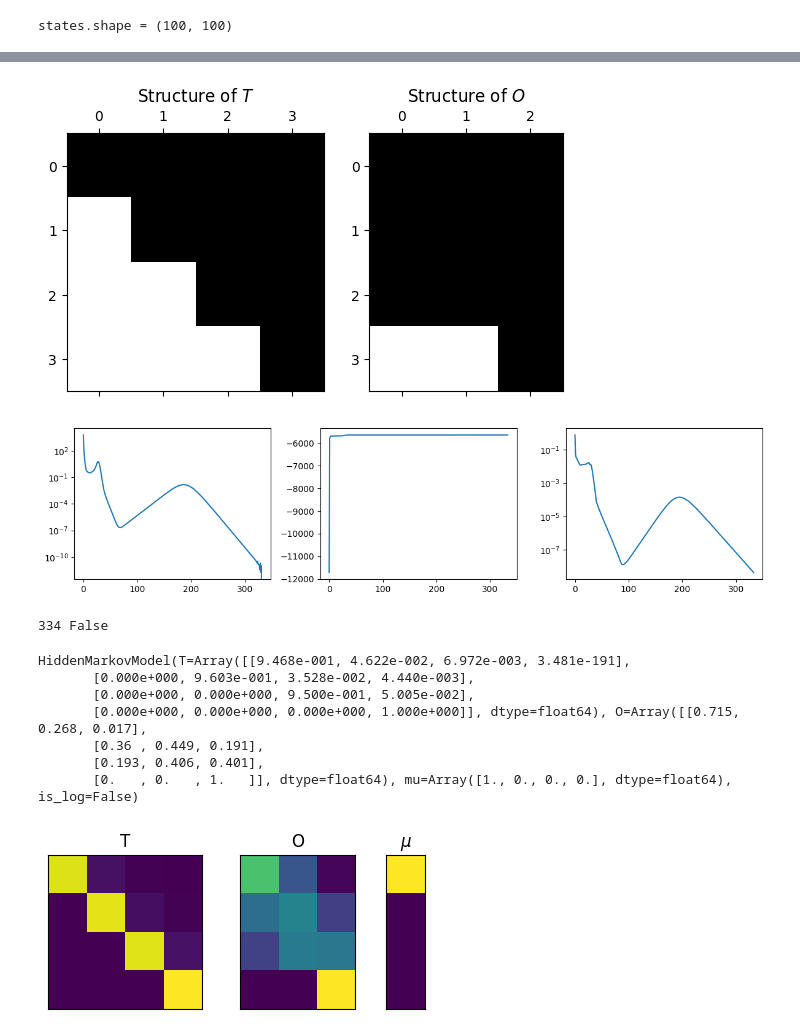
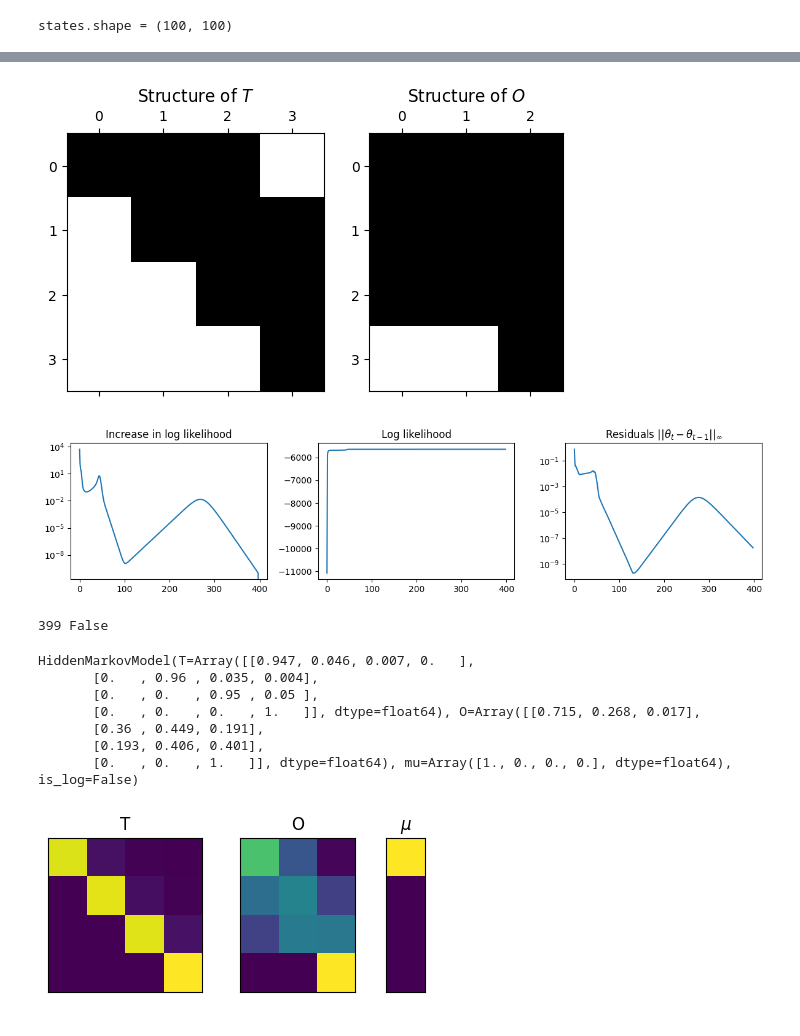
Before and after one commit to tobias-heinzle/BaumWelchJax, a Jupyter notebook: notebooks/test_baum_welch_simple.ipynb, the cells around one changed output, grey strips where cells are left out. Drawn from its saved outputs; the diff is of its cells as text; code cells hidden in the pictures.

```diff
--- a/notebooks/test_baum_welch_simple.ipynb
+++ b/notebooks/test_baum_welch_simple.ipynb
@@ -87,10 +91,18 @@ Array([1.158e+00, 6.287e-04, 6.321e-04, 6.383e-04, 6.473e-04, 6.592e-04,
 # %%
-fig, ax = plt.subplots(1, 3)
-fig.set_size_inches(12,3)
-ax[0].semilogy(jnp.diff(result.log_likelihoods))
-ax[1].plot(result.log_likelihoods[:result.iterations])
-ax[2].semilogy(result.residuals)
-plt.tight_layout()
+
+def plot_inference_statistics(result):
+    fig, ax = plt.subplots(1, 3)
+    fig.set_size_inches(12,3)
+    ax[0].semilogy(jnp.diff(result.log_likelihoods))
+    ax[0].set_title('Increase in log likelihood')
+    ax[1].plot(result.log_likelihoods[:result.iterations])
+    ax[1].set_title('Log likelihood')
+    ax[2].semilogy(result.residuals)
+    ax[2].set_title('Residuals $||\\theta_t - \\theta_{{t-1}}||_\\infty$')
+    fig.tight_layout()
+    return fig, ax
+
+plot_inference_statistics(result)
 plt.show()
 
 print(result.iterations, result.terminated)
@@ -201,5 +204,5 @@ plt.show()
 # %%
-T_structure = jnp.triu(jnp.ones_like(T, dtype=jnp.float64))
+T_structure = jnp.tril(jnp.triu(jnp.ones_like(T, dtype=jnp.float64)), 2)
 O_structure = jnp.ones_like(O, dtype=jnp.float64)
 O_structure = O_structure.at[n-1, :m-1].set(0)
 
@@ -210,7 +213,7 @@ ax[1].spy(O_structure)
 ax[1].set_title("Structure of $O$")
 plt.show()
 # %% [output]
-[figure, old version]
+[figure, new version]
 # %%
 key_T, key_O, key_mu = split(key(334), 3)
 
@@ -223,25 +226,20 @@ _T = _T / jnp.sum(_T, axis=1)[:, None]
 _O = _O / jnp.sum(_O, axis=1)[:, None]
 _mu = _mu / jnp.sum(_mu)
 init_guess = HiddenMarkovModel(_T, _O, _mu)
-result = baum_welch(observations, init_guess, max_iter=1000, epsilon=1e-15, mode='log')
+result = baum_welch(observations, init_guess, max_iter=1000, epsilon=1e-10, mode='log')
 # %%
-fig, ax = plt.subplots(1, 3)
-fig.set_size_inches(12,3)
-ax[0].semilogy(jnp.diff(result.log_likelihoods))
-ax[1].plot(result.log_likelihoods[:result.iterations])
-ax[2].semilogy(result.residuals)
-plt.tight_layout()
+plot_inference_statistics(result)
 plt.show()
 
 print(result.iterations, result.terminated)
 result.params.to_prob()
 # %% [output]
-[figure, old version]
+[figure, new version]
-334 False
+399 False
-HiddenMarkovModel(T=Array([[9.468e-001, 4.622e-002, 6.972e-003, 3.481e-191],
-       [0.000e+000, 9.603e-001, 3.528e-002, 4.440e-003],
-       [0.000e+000, 0.000e+000, 9.500e-001, 5.005e-002],
-       [0.000e+000, 0.000e+000, 0.000e+000, 1.000e+000]], dtype=float64), O=Array([[0.715, 0.268, 0.017],
+HiddenMarkovModel(T=Array([[0.947, 0.046, 0.007, 0.   ],
+       [0.   , 0.96 , 0.035, 0.004],
+       [0.   , 0.   , 0.95 , 0.05 ],
+       [0.   , 0.   , 0.   , 1.   ]], dtype=float64), O=Array([[0.715, 0.268, 0.017],
        [0.36 , 0.449, 0.191],
        [0.193, 0.406, 0.401],
        [0.   , 0.   , 1.   ]], dtype=float64), mu=Array([1., 0., 0., 0.], dtype=float64), is_log=False)
```
Also changed, not shown: parts of 7 cells of this notebook, 7 other files.
